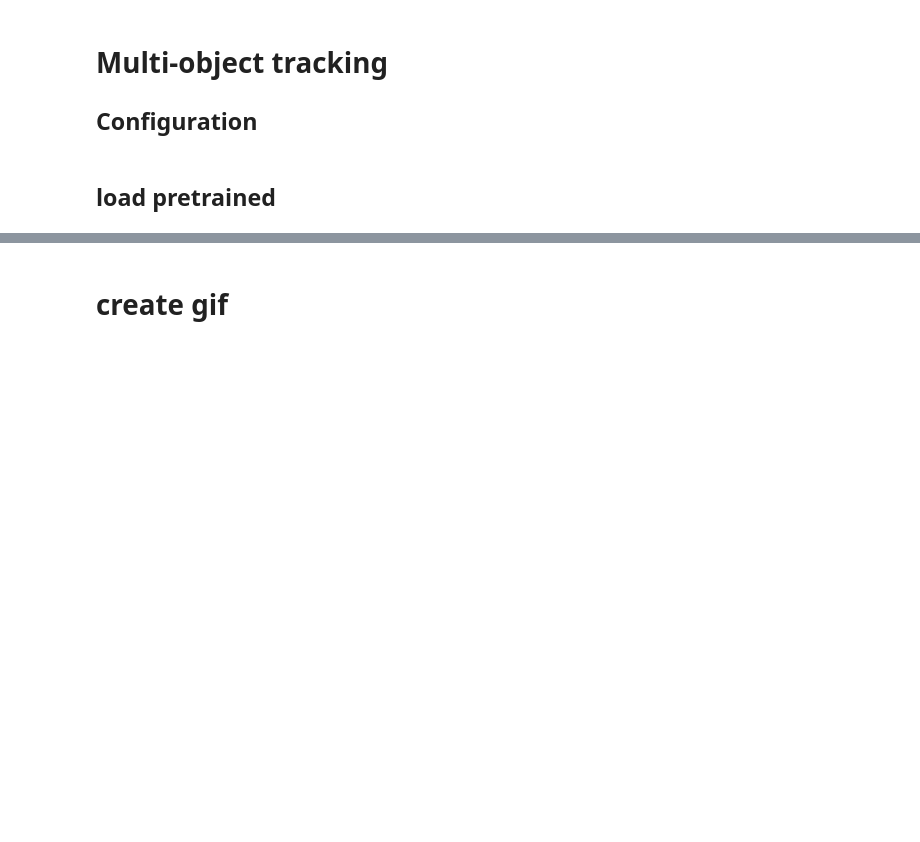
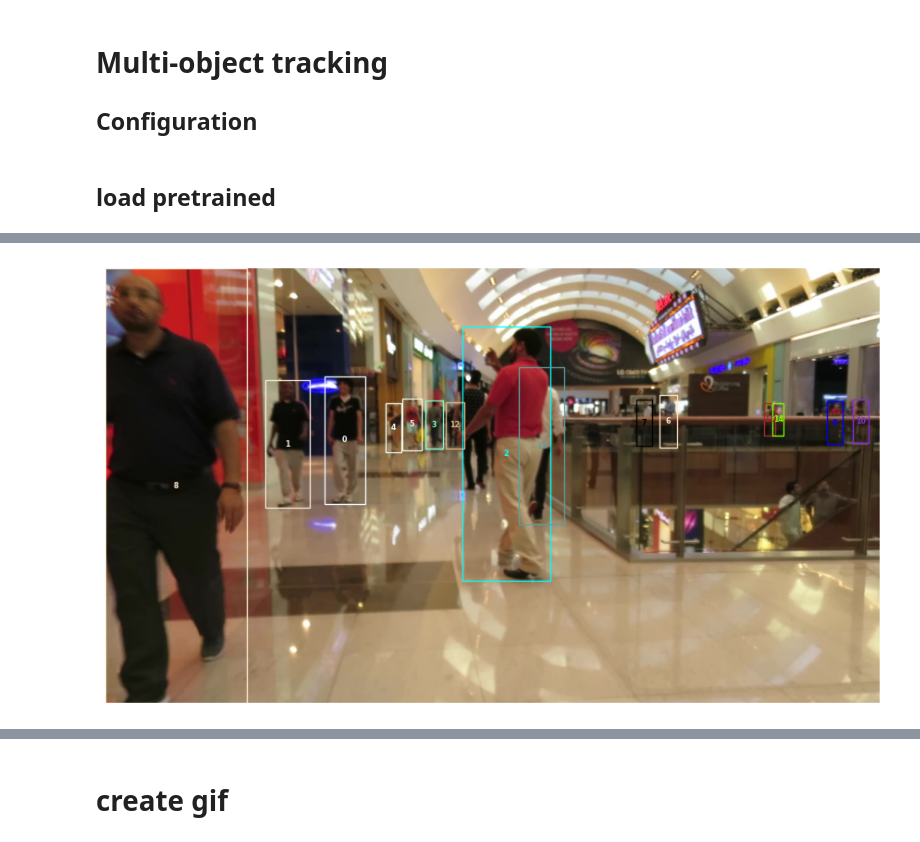
Before and after one commit to Kristobal-Khunta/multi-object-tracking, a Jupyter notebook: notebooks/9.0-mg-gif-on-offline-det.ipynb, the cells around one changed output, grey strips where cells are left out. Saved outputs shown, nothing was run; the diff lists cells and outputs as text; code cells hidden in the pictures; blank space fills up the shorter version.

Commit message:
add mot16-11 sequence gif and table with results

```diff
--- a/notebooks/9.0-mg-gif-on-offline-det.ipynb
+++ b/notebooks/9.0-mg-gif-on-offline-det.ipynb
@@ -142,6 +139,14 @@ Runtime for all sequences: 7.7 s.
 MOT16-02 47.8% 67.9% 36.9% 52.2% 96.1%  62 11 38 13 390  8873  97  222 49.6% 0.096  56  49  11
 MOT16-11 68.0% 74.9% 62.2% 80.2% 96.6%  75 44 24  7 266  1871  44   90 76.9% 0.083  38  15  14
 OVERALL  55.4% 71.0% 45.4% 61.7% 96.3% 137 55 62 20 656 10744 141  312 58.8% 0.090  94  64  25
+# %%
+plot_sequence(
+    results_seq["MOT16-11"],
+    [s for s in val_sequences if str(s) == "MOT16-11"][0],
+    first_n_frames=1,
+)
+# %% [output]
+[figure, added]
 # %%
 plot_sequence(
     results_seq["MOT16-02"],
```
Also changed, not shown: parts of 5 cells of this notebook, 6 other files.
